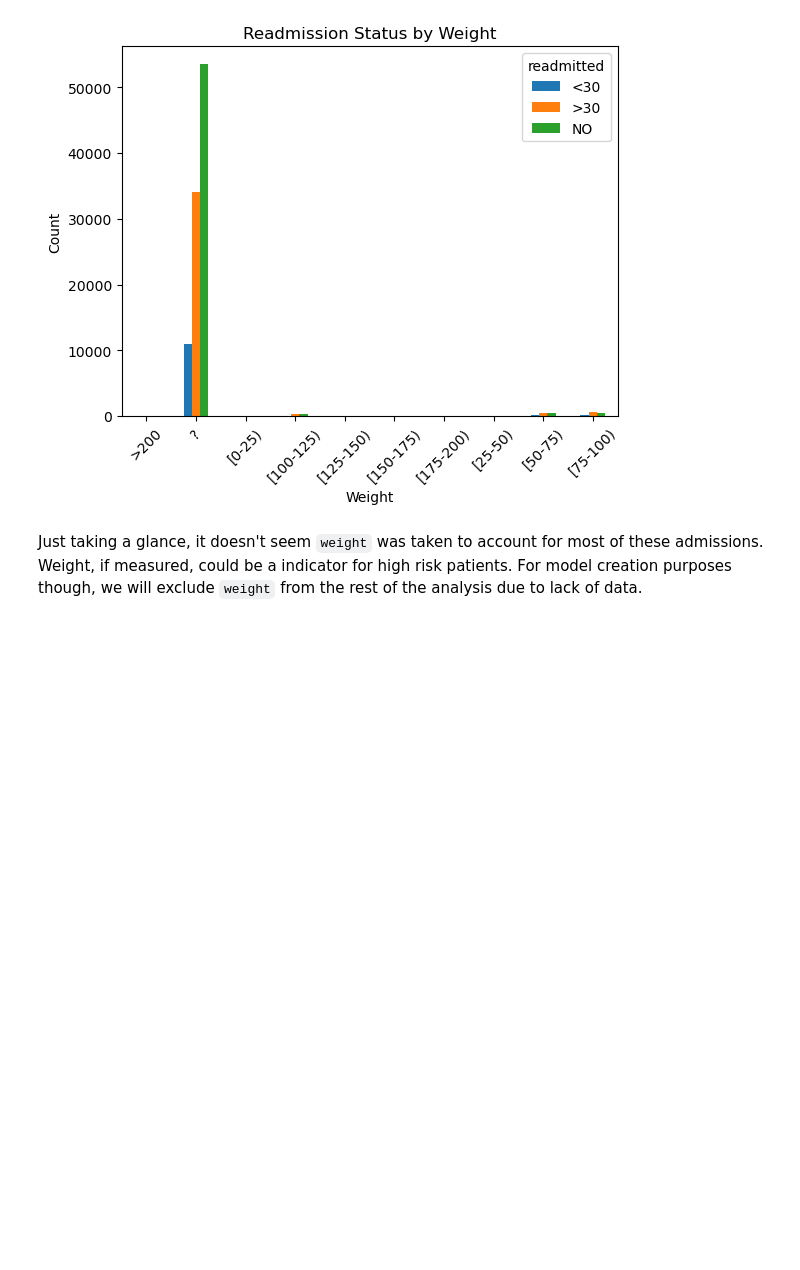
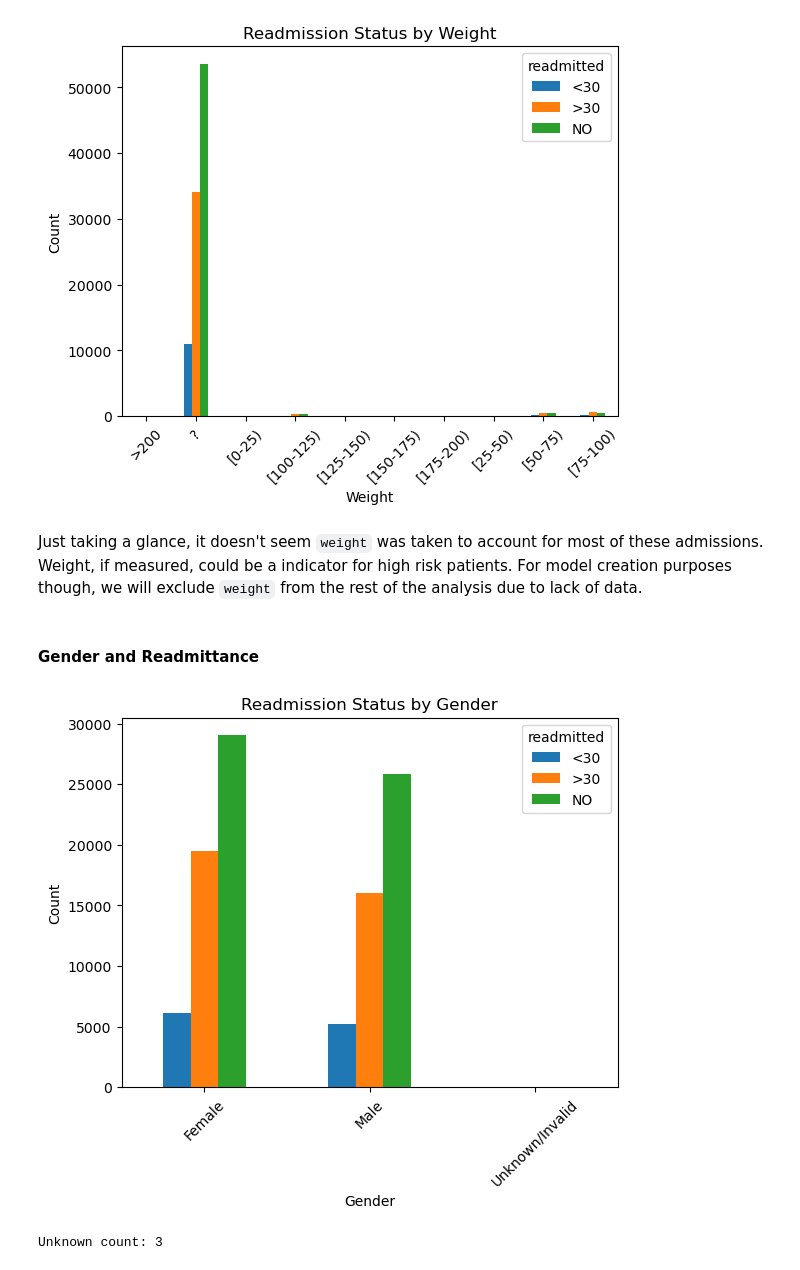
Before and after one commit to cjmagana/predicting_readmission_diabetes, a Jupyter notebook: predicting_readmission_diabetes.ipynb, the cells around one changed output. Cells and saved outputs as stored; diff of their text form; code cells hidden in the pictures; blank space fills up the shorter version.

```diff
--- a/predicting_readmission_diabetes.ipynb
+++ b/predicting_readmission_diabetes.ipynb
@@ -388,3 +408,28 @@ plt.show()
 [figure]
 # %% [markdown]
 Just taking a glance, it doesn't seem `weight` was taken to account for most of these admissions. Weight, if measured, could be a indicator for high risk patients. For model creation purposes though, we will exclude `weight` from the rest of the analysis due to lack of data.
+# %% [markdown]
+#### Gender and Readmittance
+# %%
+# Setup data for plotting
+grouped_cols = df.groupby(['gender', 'readmitted']).size().unstack()
+
+# Plot the grouped bar plot
+grouped_cols.plot(kind='bar', stacked=False)
+
+# Add labels and title
+plt.xlabel('Gender')
+plt.ylabel('Count')
+plt.title('Readmission Status by Gender')
+
+plt.xticks(rotation=45)
+
+# Display the plot
+plt.show()
+# %% [output]
+[figure, added]
+# %%
+unknown_count = len(df[df['gender'] == 'Unknown/Invalid'])
+print('Unknown count:', unknown_count)
+# %% [output]
+Unknown count: 3
```
Also changed, not shown: parts of 61 cells of this notebook.
